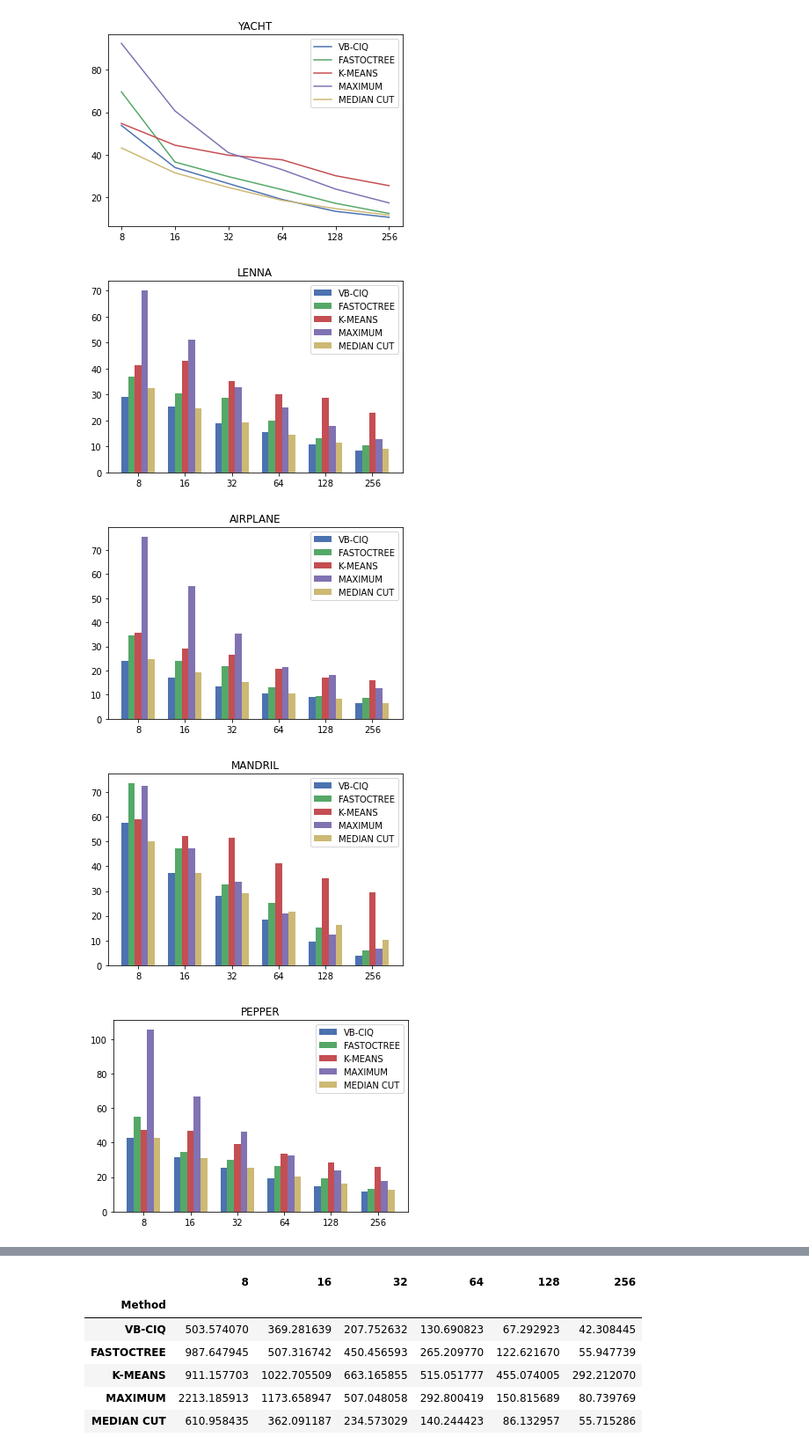
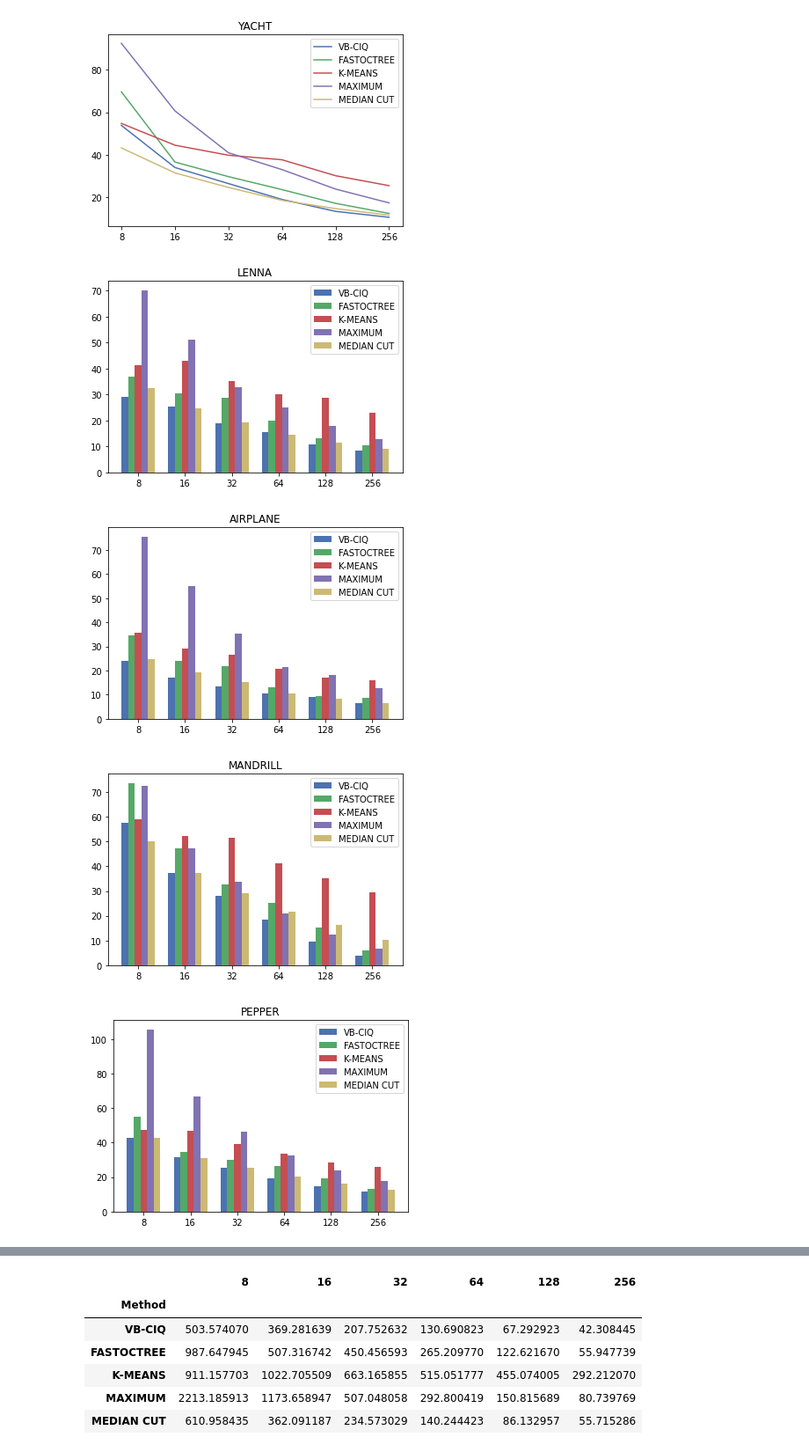
Before and after one commit to VarunAgarwalOfficial/Vector-Based-Color-Image-Quantization, a Jupyter notebook: results/results.ipynb, the cells around one changed output, grey strips where cells are left out. Shown at 88% size. Saved outputs shown, nothing was run; the diff lists cells and outputs as text; code cells hidden in the pictures.

```diff
--- a/Untitled.ipynb
+++ b/results/results.ipynb
@@ -44,7 +44,7 @@ for image in images:
 [figure]
 # %%
 #MSE
-for image in images:
+for t,image in enumerate(images):
     fig, ax = plt.subplots()
     X = np.array([x*7  for x in range(1,7)])
     lines = []
@@ -56,7 +56,7 @@ for image in images:
         lines.append(temp)
     for i,line in enumerate(lines):
         plt.bar(x=X+i, height = line ,width = 1, label = methods[i])
-    plt.title(image.upper())
+    plt.title(legends[t].upper())
     plt.legend(methods)
     fig.savefig(f"results/MSE/bar/{image.upper()}.png")
 # %% [output]
@@ -91,25 +91,25 @@ for image in images:
 [figure]
 # %%
 #MAE
-for image in images:
+for t,image in enumerate(images):
     fig, ax = plt.subplots()
     X = np.array([x*7  for x in range(1,7)])
     lines = []
     plt.xticks(X+2,labels = [2**x for x in range(3,9)])
     for method in methods:
         temp = []
         for i in range(3,9):
             temp.append(data[method][image][2**i]["MAE"])
         lines.append(temp)
     for i,line in enumerate(lines):
         plt.bar(x=X+i, height = line ,width = 1, label = methods[i])
-    plt.title(image.upper())
+    plt.title(legends[t].upper())
     plt.legend(methods)
     fig.savefig(f"results/MAE/bar/{image.upper()}.png")
 # %% [output]
 [figure]
 [figure]
-[figure, old version]
+[figure, new version]
 [figure]
 [figure]
 [figure]
```
Also changed, not shown: parts of 1 cell of this notebook, 25 other files.
